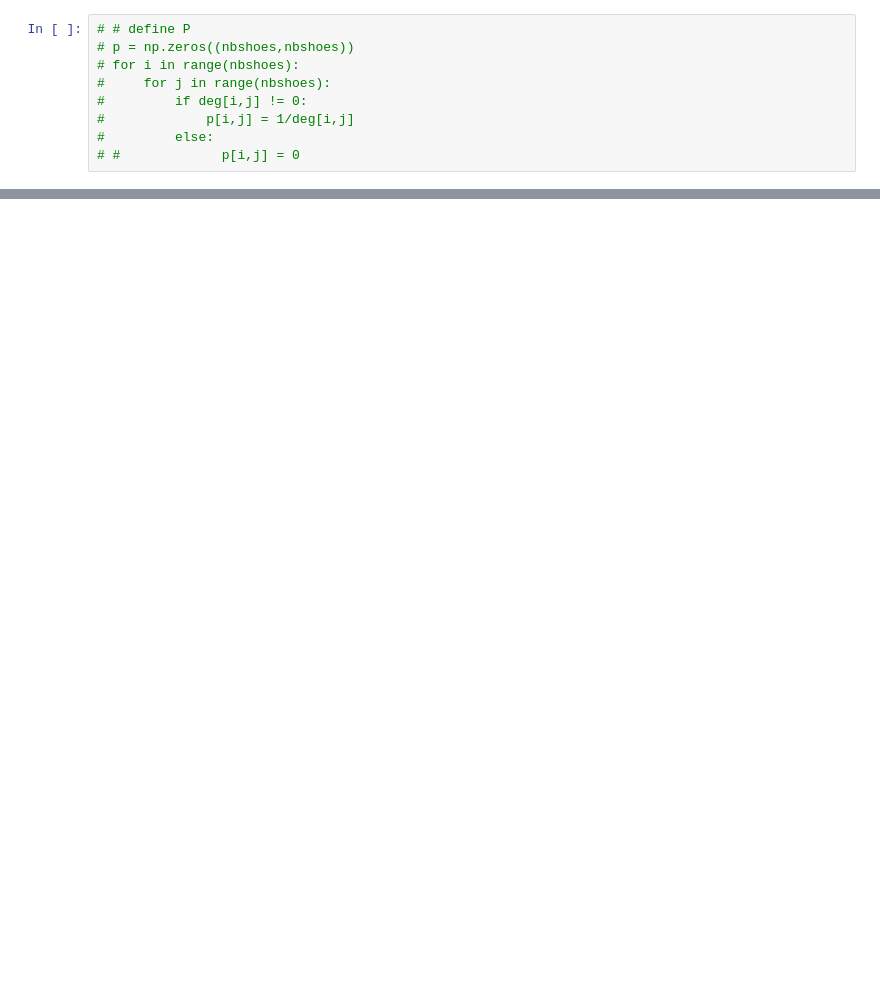
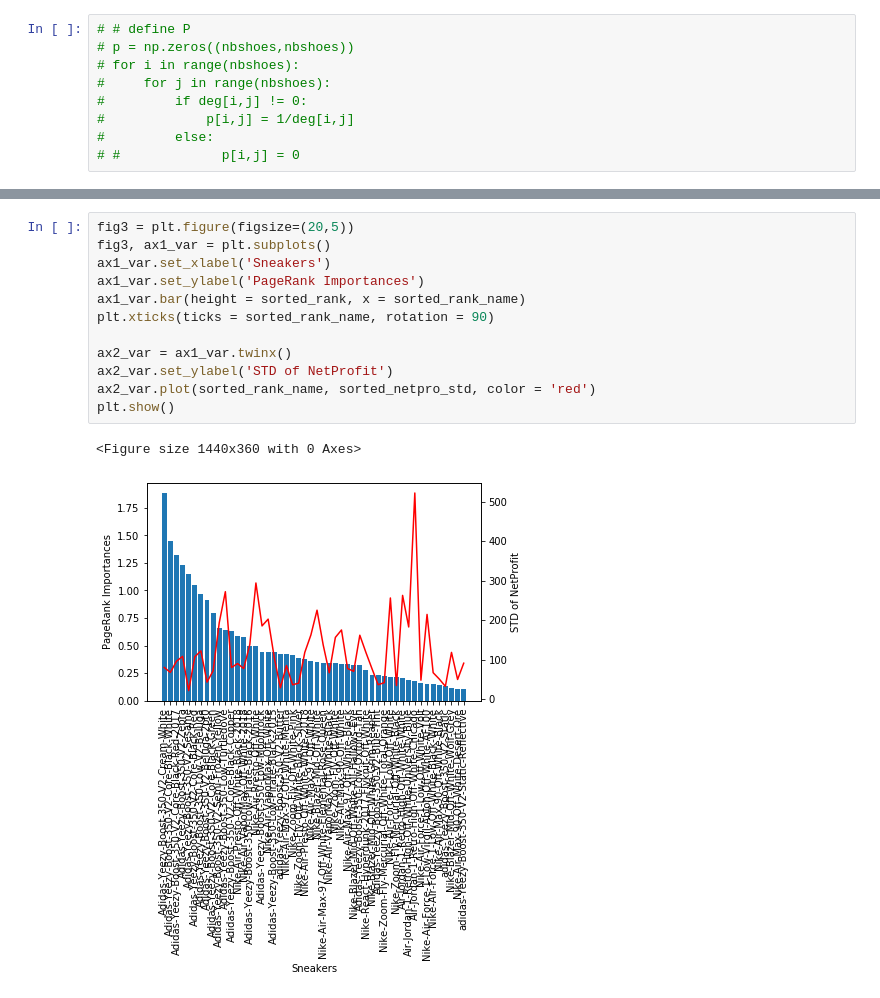
Before and after one commit to ZichangYe/SneakersAnalytics, a Jupyter notebook: Sneakers_Project.ipynb, the cells around one changed output, grey strips where cells are left out. Cells and saved outputs as stored; diff of their text form; blank space fills up the shorter version.

```diff
--- a/Sneakers_Project.ipynb
+++ b/Sneakers_Project.ipynb
@@ -166,0 +187,15 @@ array([0.5717803 , 0.45566919, 0.66263348, 0.55707792, 0.47071429,
+# %%
+fig3 = plt.figure(figsize=(20,5))
+fig3, ax1_var = plt.subplots()
+ax1_var.set_xlabel('Sneakers')
+ax1_var.set_ylabel('PageRank Importances')
+ax1_var.bar(height = sorted_rank, x = sorted_rank_name)
+plt.xticks(ticks = sorted_rank_name, rotation = 90)
+
+ax2_var = ax1_var.twinx()
+ax2_var.set_ylabel('STD of NetProfit')
+ax2_var.plot(sorted_rank_name, sorted_netpro_std, color = 'red')
+plt.show()
+# %% [output]
+<Figure size 1440x360 with 0 Axes>
+[figure, added]
```
Also changed, not shown: parts of 33 cells of this notebook.
